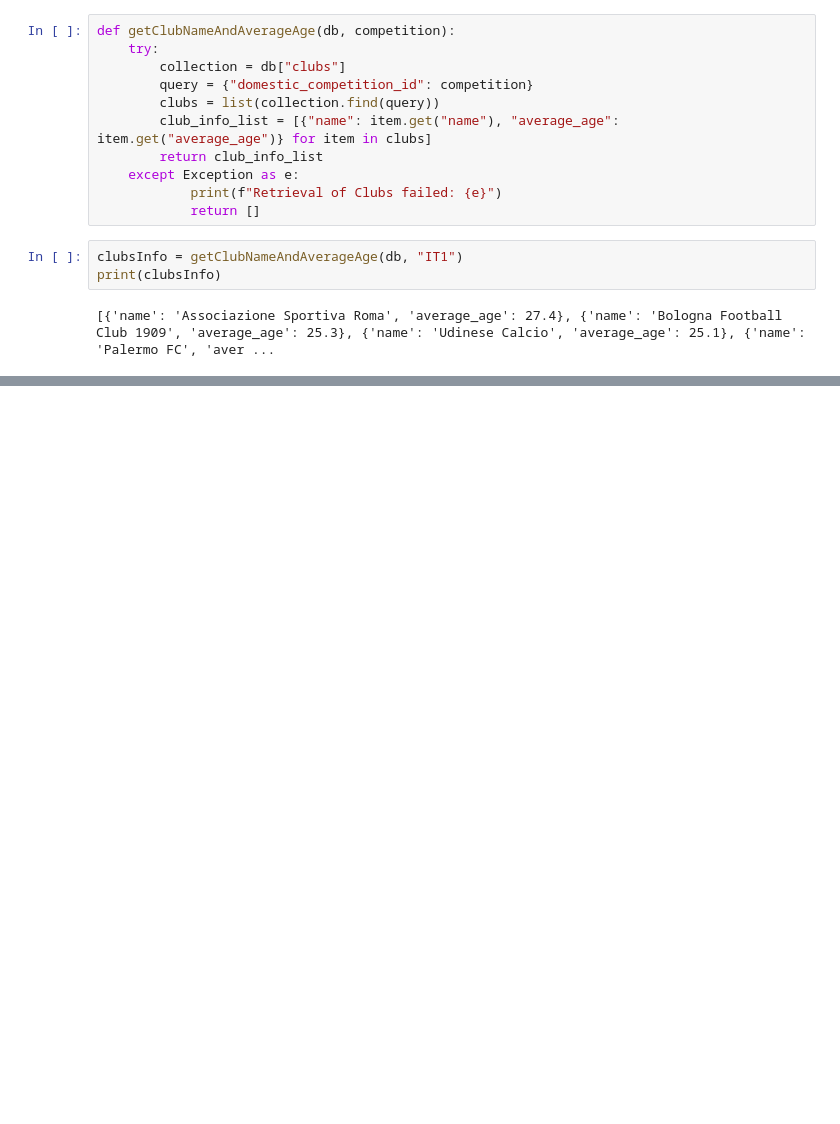
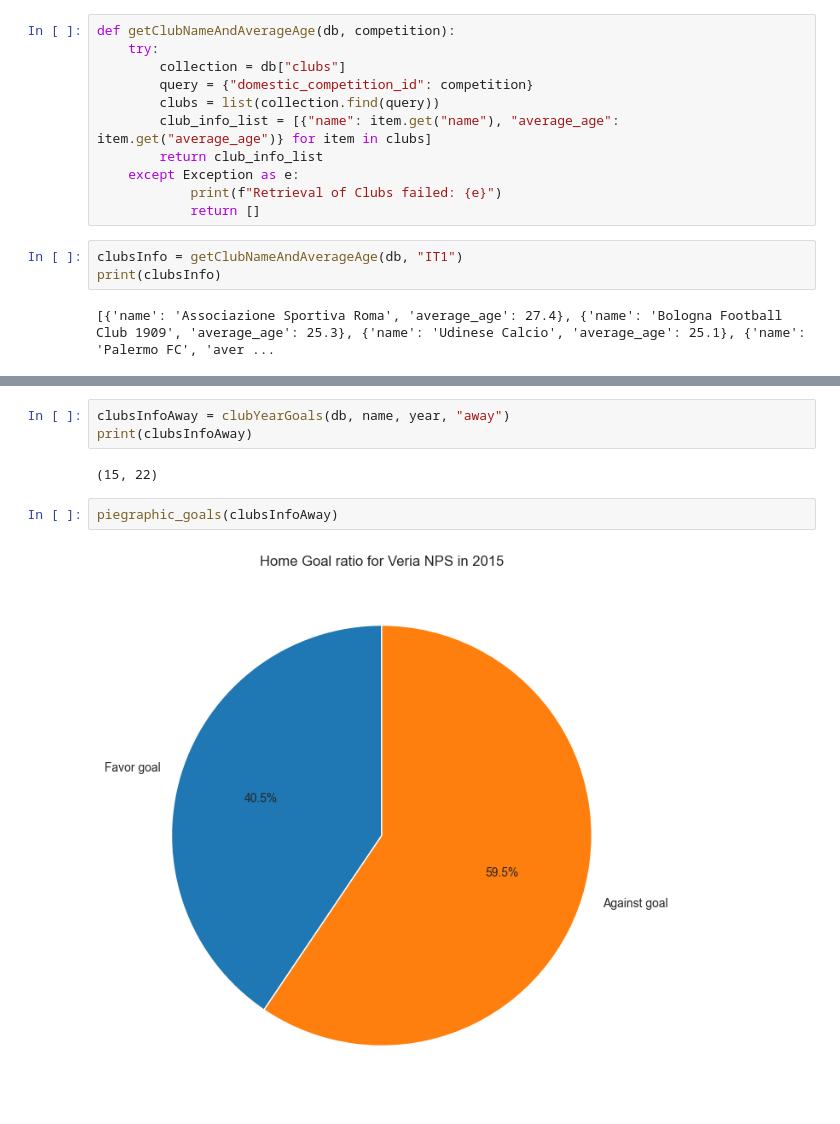
Before and after one commit to JavierBlancoGonzalez/Erasmus-IUM-6--Data_Analytics, a Jupyter notebook: Data_Analytic.ipynb, the cells around one changed output, grey strips where cells are left out. Cells and saved outputs as stored; diff of their text form; blank space fills up the shorter version.

```diff
--- a/Data_Analytic.ipynb
+++ b/Data_Analytic.ipynb
@@ -75,0 +133,9 @@ plotBarChart(clubsInfo)
+# %%
+clubsInfoAway = clubYearGoals(db, name, year, "away")
+print(clubsInfoAway)
+# %% [output]
+(15, 22)
+# %%
+piegraphic_goals(clubsInfoAway)
+# %% [output]
+[figure, added]
```
Also changed, not shown: parts of 13 cells of this notebook.
